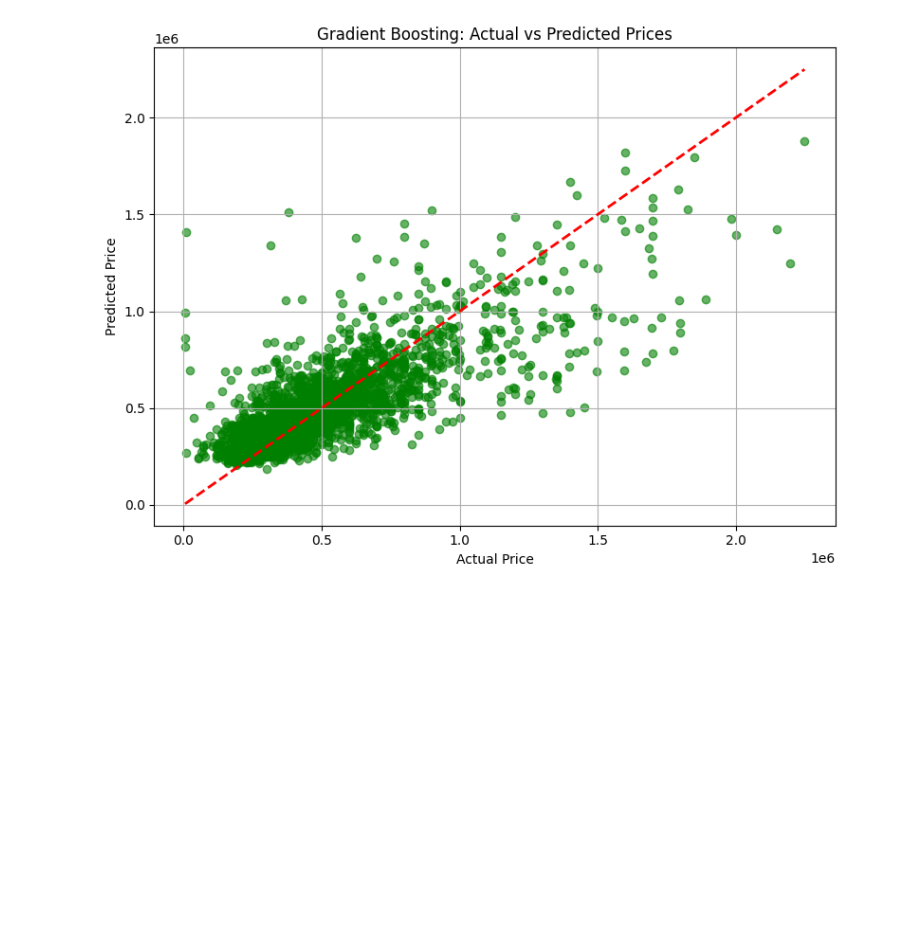
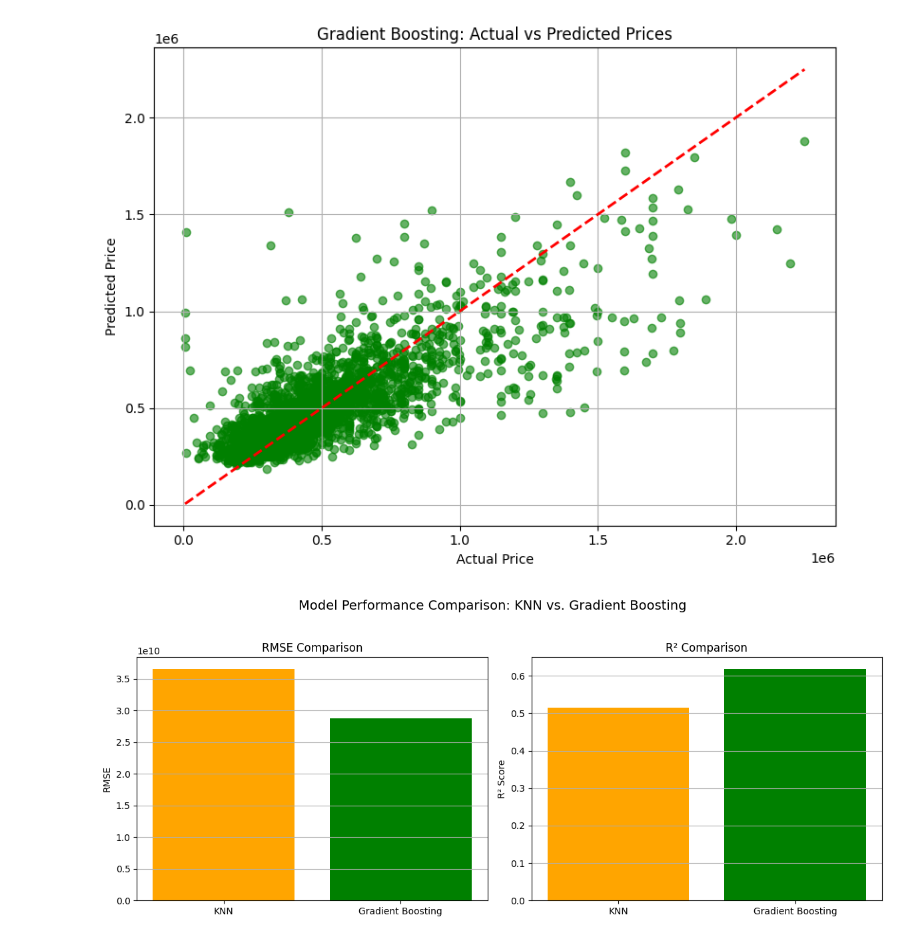
Before and after one commit to Kevinwu1998/799, a Jupyter notebook: Week12 copy.ipynb, the cells around one changed output. Drawn from its saved outputs; the diff is of its cells as text; code cells hidden in the pictures; blank space fills up the shorter version.

```diff
--- a/Week12 copy.ipynb
+++ b/Week12 copy.ipynb
@@ -134,3 +134,75 @@ plt.show()
 Gradient Boosting RMSE: 28776581621.07
 Gradient Boosting R²: 0.619
 [figure]
+# %%
+import pandas as pd
+import matplotlib.pyplot as plt
+from sklearn.model_selection import train_test_split
+from sklearn.preprocessing import StandardScaler
+from sklearn.neighbors import KNeighborsRegressor
+from sklearn.ensemble import GradientBoostingRegressor
+from sklearn.metrics import mean_squared_error, r2_score
+
+# Load dataset
+df = pd.read_csv("austinHousingData.csv")
+
+# Define features and target
+features = [
+    'livingAreaSqFt', 'lotSizeSqFt', 'yearBuilt', 'numOfBathrooms',
+    'numOfBedrooms', 'numOfStories', 'garageSpaces',
+    'propertyTaxRate', 'avgSchoolRating'
+]
+target = 'latestPrice'
+
+# Drop missing values and remove outliers
+df_model = df[features + [target]].dropna()
+price_threshold = df_model[target].quantile(0.99)
+df_filtered = df_model[df_model[target] <= price_threshold]
+
+# Prepare features and target
+X = df_filtered[features]
+y = df_filtered[target]
+
+# Scale features
+scaler = StandardScaler()
+X_scaled = scaler.fit_transform(X)
+
+# Train/test split
+X_train, X_test, y_train, y_test = train_test_split(
+    X_scaled, y, test_size=0.2, random_state=42
+)
+
+# ----- KNN Model -----
+knn = KNeighborsRegressor(n_neighbors=5, metric='euclidean')
+knn.fit(X_train, y_train)
+y_pred_knn = knn.predict(X_test)
+rmse_knn = mean_squared_error(y_test, y_pred_knn)
+r2_knn = r2_score(y_test, y_pred_knn)
+
+# ----- Gradient Boosting Model -----
+gbr = GradientBoostingRegressor(random_state=42)
+gbr.fit(X_train, y_train)
+y_pred_gbr = gbr.predict(X_test)
+rmse_gbr = mean_squared_error(y_test, y_pred_gbr)
+r2_gbr = r2_score(y_test, y_pred_gbr)
+
+# ----- Bar Chart -----
+fig, axes = plt.subplots(1, 2, figsize=(12, 5))
+
+# RMSE comparison
+axes[0].bar(['KNN', 'Gradient Boosting'], [rmse_knn, rmse_gbr], color=['orange', 'green'])
+axes[0].set_title('RMSE Comparison')
+axes[0].set_ylabel('RMSE')
+axes[0].grid(axis='y')
+
+# R² comparison
+axes[1].bar(['KNN', 'Gradient Boosting'], [r2_knn, r2_gbr], color=['orange', 'green'])
+axes[1].set_title('R² Comparison')
+axes[1].set_ylabel('R² Score')
+axes[1].grid(axis='y')
+
+plt.suptitle("Model Performance Comparison: KNN vs. Gradient Boosting", fontsize=14)
+plt.tight_layout(rect=[0, 0, 1, 0.95])
+plt.show()
+# %% [output]
+[figure, added]
```
Also changed, not shown: parts of 2 cells of this notebook.
